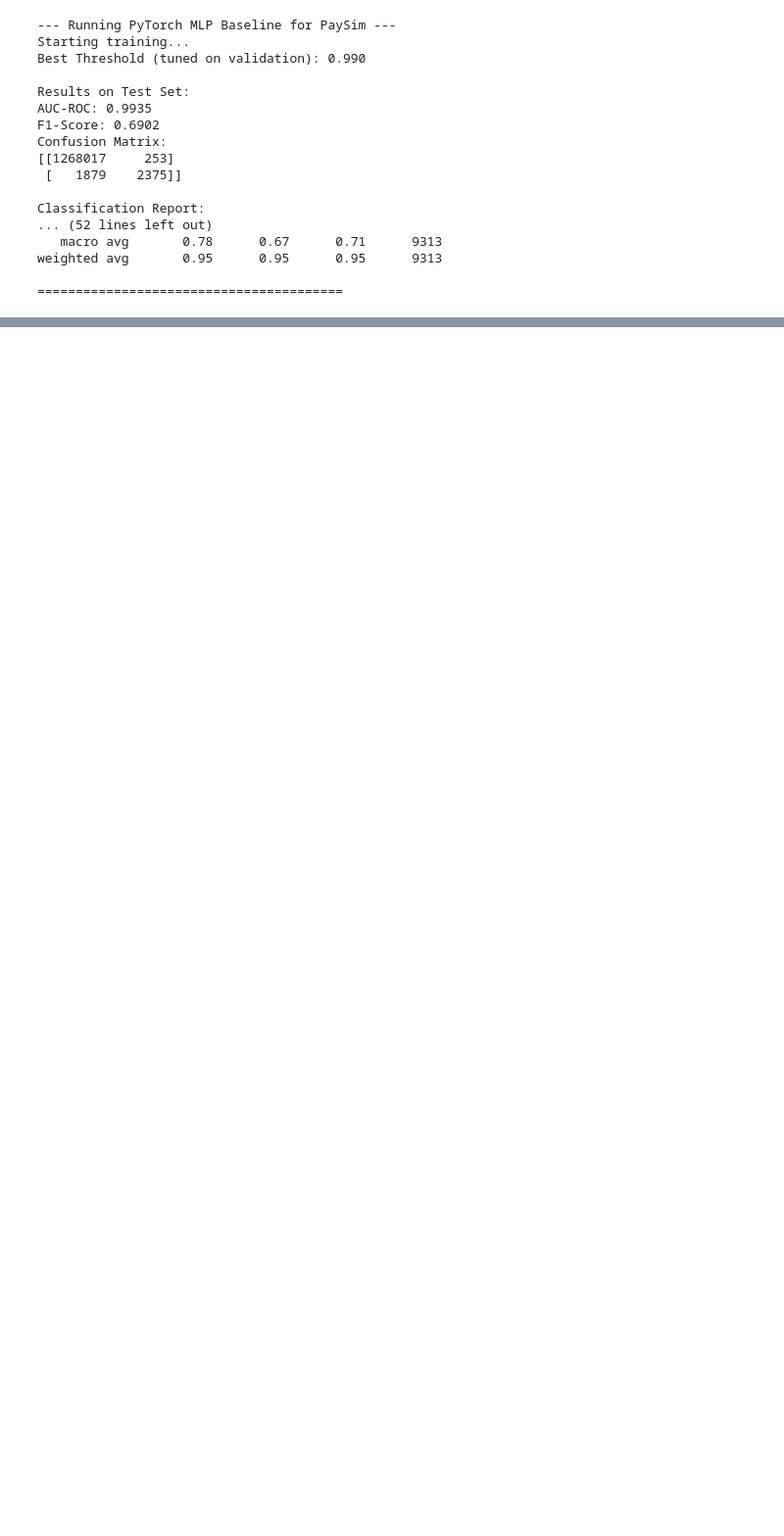
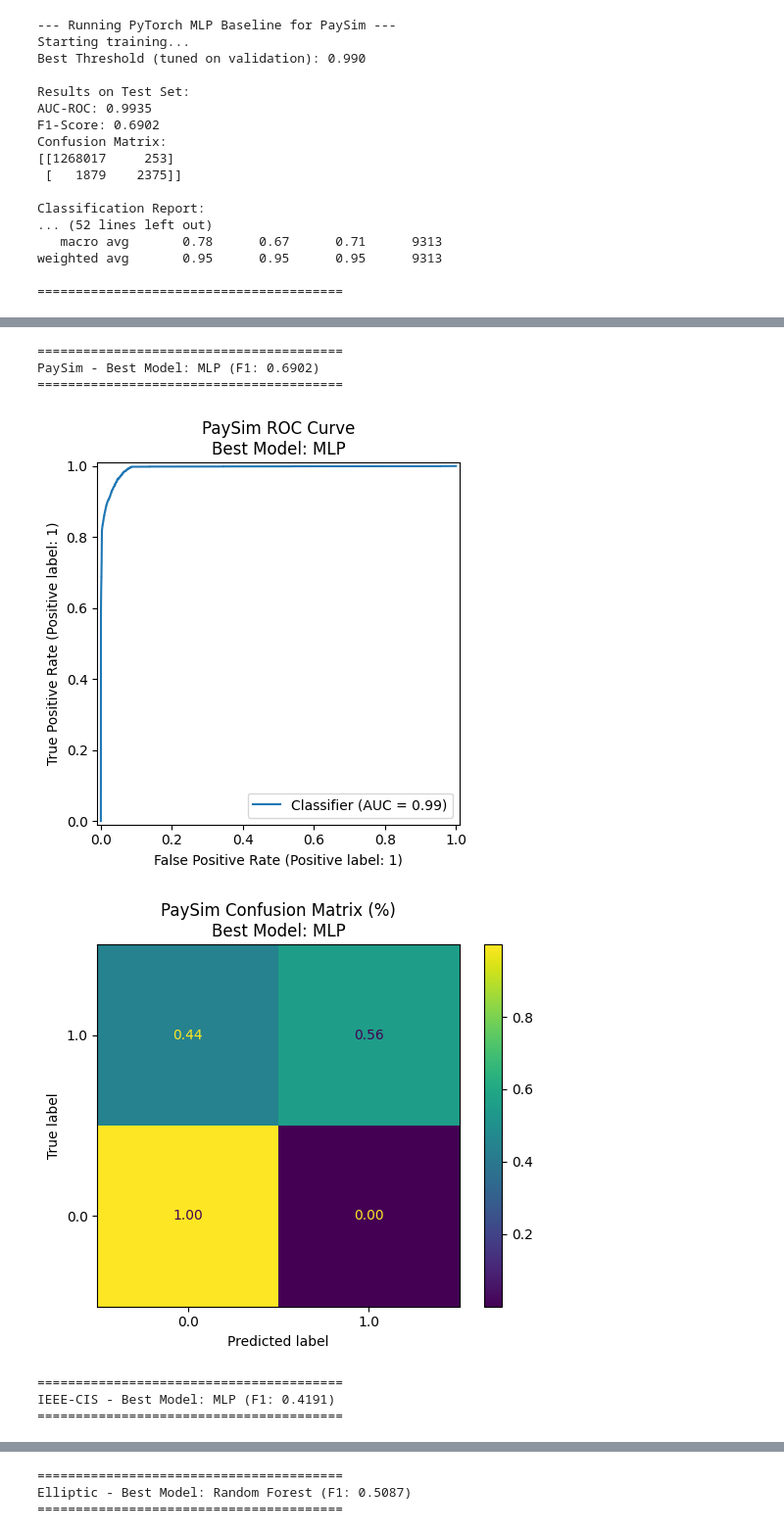
Before and after one commit to iking919/Detecting_Financial_Fraud_via_GNNs, a Jupyter notebook: notebooks/03_baseline_models.ipynb, the cells around one changed output, grey strips where cells are left out. Shown at 98% size. Saved outputs shown, nothing was run; the diff lists cells and outputs as text; code cells hidden in the pictures; blank space fills up the shorter version.

```diff
--- a/notebooks/03_baseline_models.ipynb
+++ b/notebooks/03_baseline_models.ipynb
@@ -886,0 +958,62 @@ weighted avg       0.95      0.95      0.95      9313
+# %%
+from sklearn.metrics import RocCurveDisplay, ConfusionMatrixDisplay, f1_score
+import matplotlib.pyplot as plt
+
+# Group all results to find the best model for each dataset dynamically
+all_results = {
+    "PaySim": {
+        "Logistic Regression": paysim_lr,
+        "Random Forest": (results["paysim"]["y_test"], results["paysim"]["y_pred"], results["paysim"]["y_prob"]),
+        "MLP": paysim_mlp
+    },
+    "IEEE-CIS": {
+        "Logistic Regression": ieee_lr,
+        "Random Forest": (results["ieee"]["y_test"], results["ieee"]["y_pred"], results["ieee"]["y_prob"]),
+        "MLP": ieee_mlp
+    },
+    "Elliptic": {
+        "Logistic Regression": elliptic_lr,
+        "Random Forest": (results["elliptic"]["y_test"], results["elliptic"]["y_pred"], results["elliptic"]["y_prob"]),
+        "MLP": elliptic_mlp
+    }
+}
+
+for dataset, models in all_results.items():
+    best_model_name = ""
+    best_f1 = -1
+    best_y_test, best_y_pred, best_y_prob = None, None, None
+
+    # Find the model with the highest F1 Score
+    for model_name, (y_test, y_pred, y_prob) in models.items():
+        score = f1_score(y_test, y_pred)
+        if score > best_f1:
+            best_f1 = score
+            best_model_name = model_name
+            best_y_test, best_y_pred, best_y_prob = y_test, y_pred, y_prob
+
+    print(f"\n{'='*40}\n{dataset} - Best Model: {best_model_name} (F1: {best_f1:.4f})\n{'='*40}")
+
+    # ROC Curve
+    RocCurveDisplay.from_predictions(best_y_test, best_y_prob)
+    plt.title(f"{dataset} ROC Curve\nBest Model: {best_model_name}")
+    plt.show()
+
+    # Confusion Matrix (normalized)
+    disp = ConfusionMatrixDisplay.from_predictions(
+        best_y_test,
+        best_y_pred,
+        normalize='true',
+        values_format=".2f"
+    )
+    disp.ax_.invert_yaxis()
+    plt.title(f"{dataset} Confusion Matrix (%)\nBest Model: {best_model_name}")
+    plt.show()
+# %% [output]
+========================================
+PaySim - Best Model: MLP (F1: 0.6902)
+========================================
+[figure, added]
+[figure, added]
+========================================
+IEEE-CIS - Best Model: MLP (F1: 0.4191)
+========================================
@@ -886,0 +1022,3 @@ weighted avg       0.95      0.95      0.95      9313
+========================================
+Elliptic - Best Model: Random Forest (F1: 0.5087)
+========================================
```
Also changed, not shown: parts of 15 cells of this notebook.
